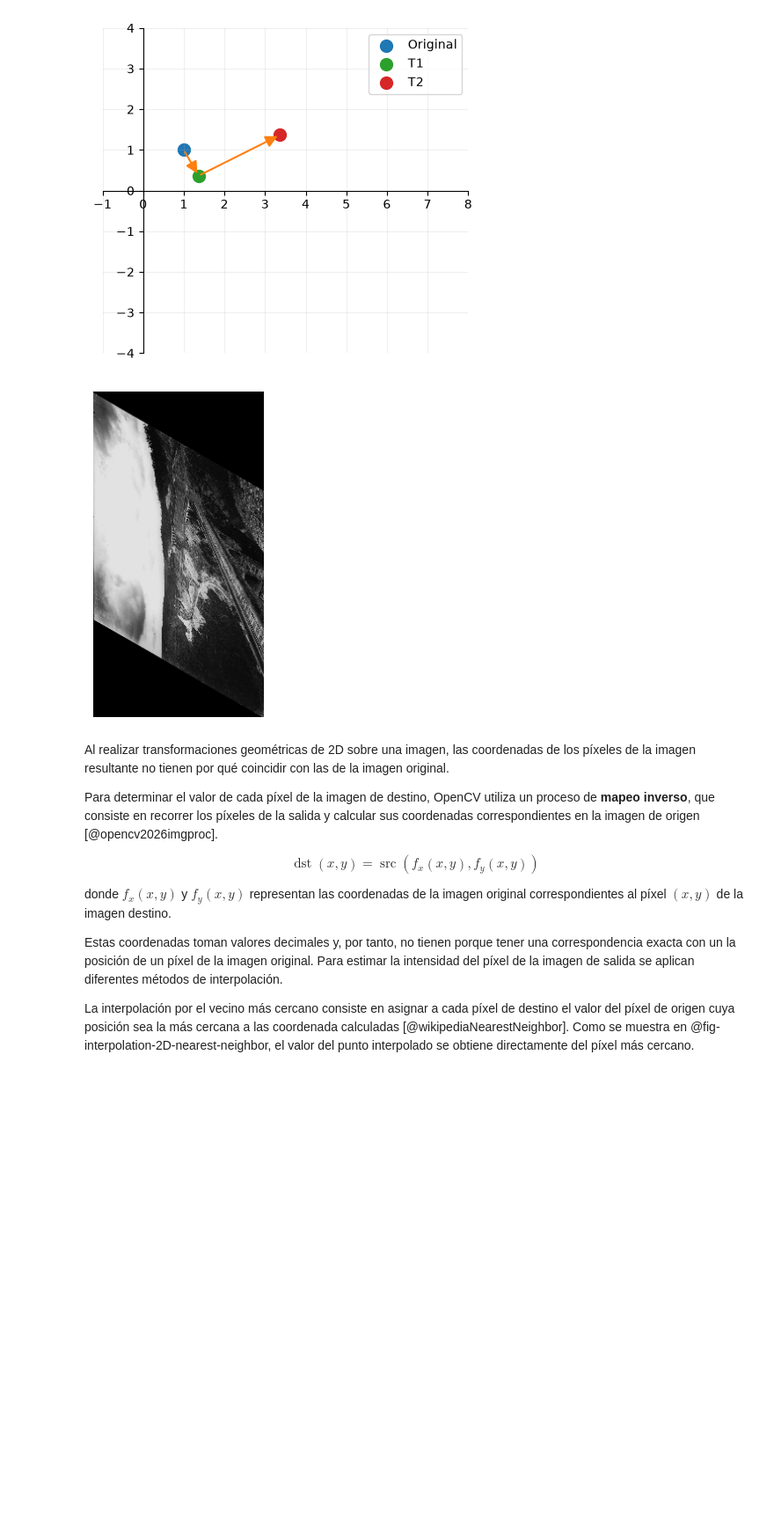
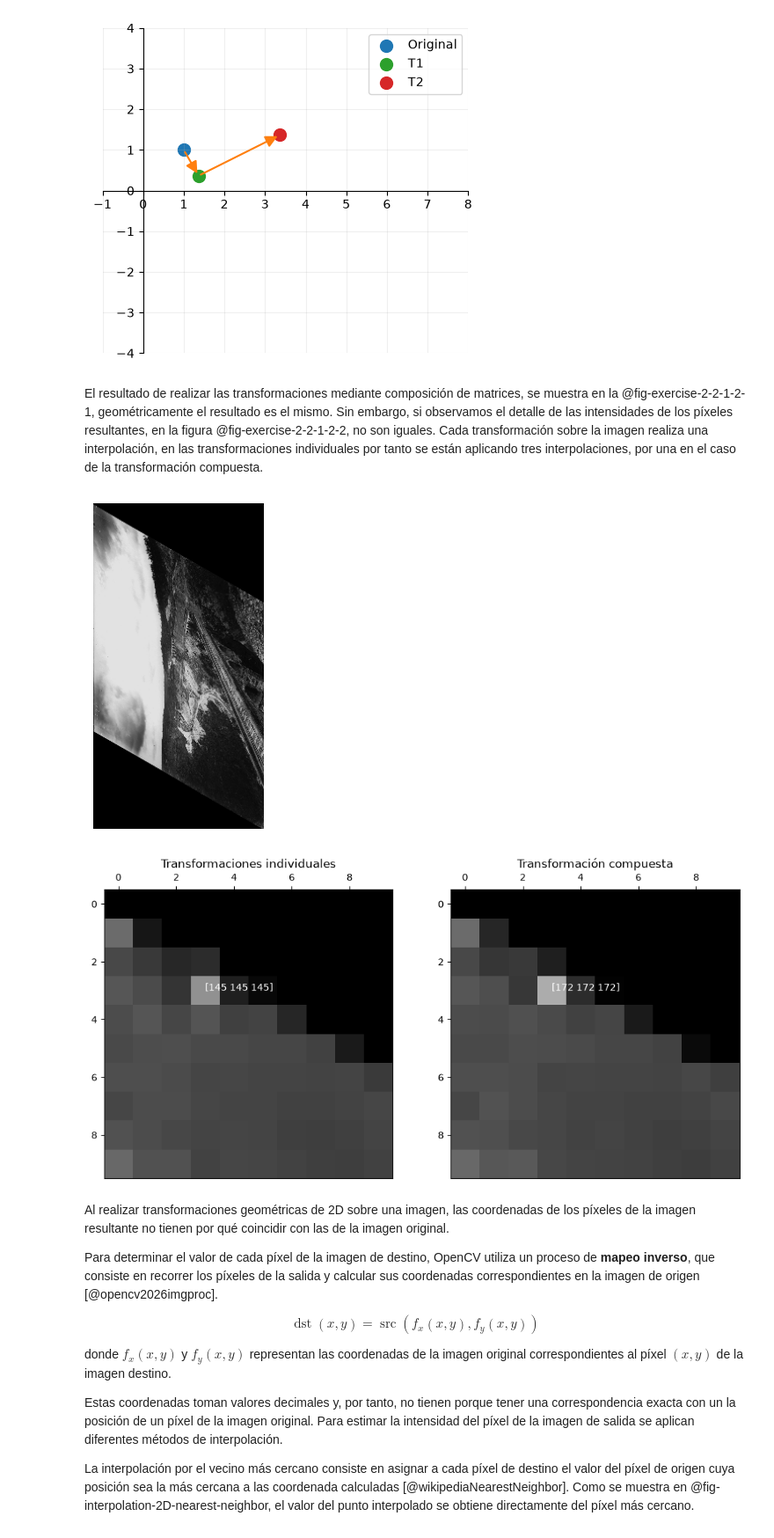
Before and after one commit to adecora/vision-artificial, a Jupyter notebook: 02-transformaciones.ipynb, the cells around one changed output. Shown at 88% size. Drawn from its saved outputs; the diff is of its cells as text; code cells hidden in the pictures; blank space fills up the shorter version.

Commit message:
explicación de la diferencia de intensidades en los pixeles en tranformaciones simples vs compuestas

```diff
--- a/02-transformaciones.ipynb
+++ b/02-transformaciones.ipynb
@@ -624,23 +622,39 @@ plt.show()
 # %% [output]
 [figure]
 [figure]
+# %% [markdown]
+El resultado de realizar las transformaciones mediante composición de matrices, se muestra en la @fig-exercise-2-2-1-2-1, geométricamente el resultado es el mismo. Sin embargo, si observamos el detalle de las intensidades de los píxeles resultantes, en la figura @fig-exercise-2-2-1-2-2, no son iguales. Cada transformación sobre la imagen realiza una interpolación, en las transformaciones individuales por tanto se están aplicando tres interpolaciones, por una en el caso de la transformación compuesta.
 # %%
 #| echo: false
 #| label: fig-exercise-2-2-1-2
 #| fig-cap: "Aplicación de transformaciones afines mediante composición de matrices"
+#| fig-subcap:
+#|  - "Resultado de la transformación"
+#|  - "Detalle de las imágenes transformadas"
+#| layout: [40, 60]
 
 # Transformación compuesta
 Tc = T3 @ T2 @ T1
 
 # Dimensión de salida
 # h_rotate, w_rotate
 
 img_end = cv.warpAffine(img, Tc[:2,:], dsize=(w_rotate, h_rotate))
 plot_image(img_end)
 
+_, (ax1, ax2) = plt.subplots(1, 2, figsize=(12, 6))
+
+plot_image(img_rotate[:10, :10], ax=ax1, axis=True, title="Transformaciones individuales")
+plot_image(img_end[:10, :10], ax=ax2, axis=True, title="Transformación compuesta")
+ax1.text(3, 3, img_rotate[3, 3], color='white')
+ax2.text(3, 3, img_end[3, 3], color='white')
+fig.suptitle("Zoom de las imágenes transformadas")
+
+
 plt.show()
 # %% [output]
 [figure]
+[figure, added]
 # %% [markdown]
 Al realizar transformaciones geométricas de 2D sobre una imagen, las coordenadas de los píxeles de la imagen resultante no tienen por qué coincidir con las de la imagen original.
 
```
Also changed, not shown: parts of 2 cells of this notebook.
